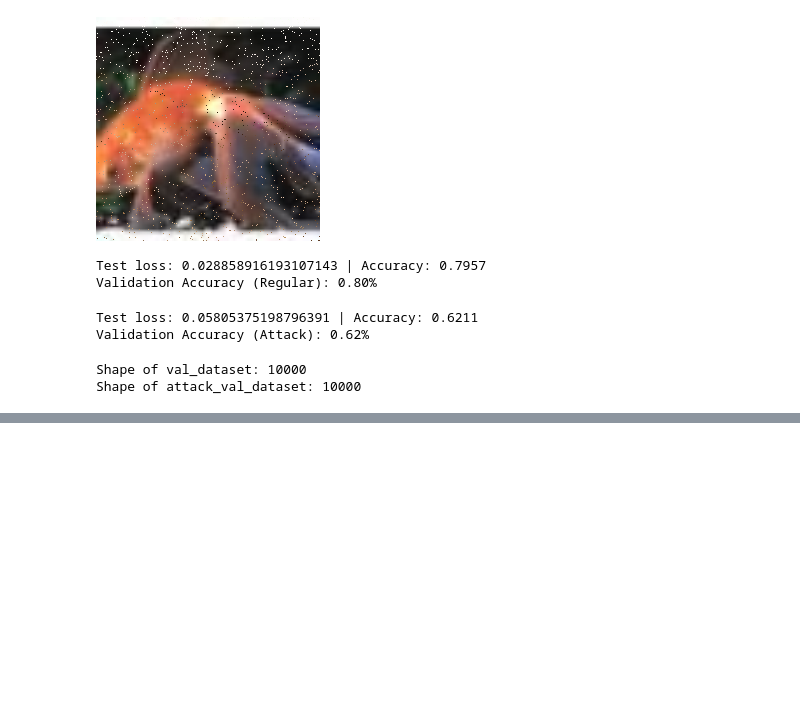
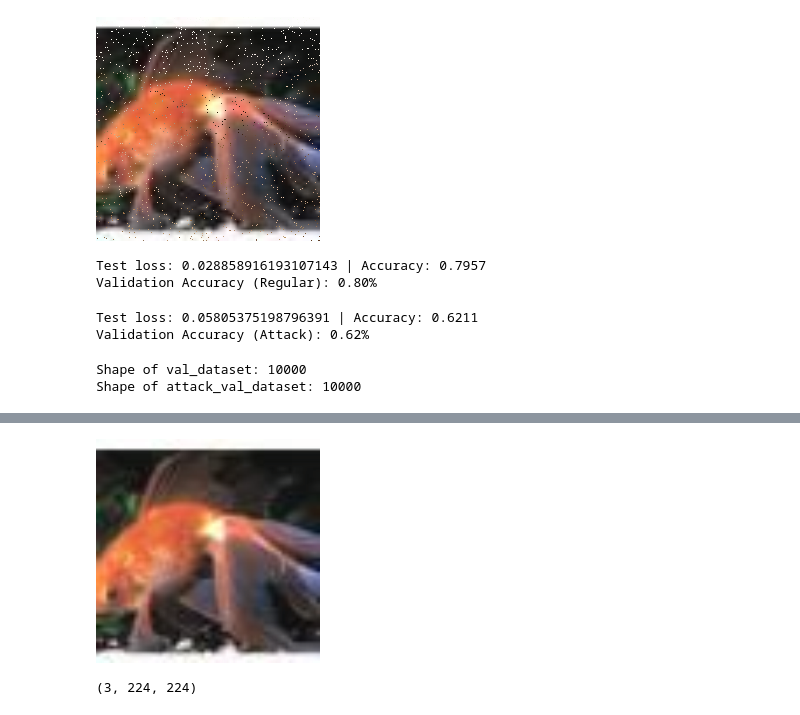
Before and after one commit to Zachary-Wenhao/IML-Team-Attack-Diffusion-Model, a Jupyter notebook: Dataset_generation.ipynb, the cells around one changed output, grey strips where cells are left out. Cells and saved outputs as stored; diff of their text form; code cells hidden in the pictures; blank space fills up the shorter version.

```diff
--- a/Dataset_generation.ipynb
+++ b/Dataset_generation.ipynb
@@ -333,0 +402,8 @@ Shape of attack_val_dataset: 10000
+# %%
+transformed_image, label = val_dataset.__getitem__(0)
+display(tensor_to_pil_image(transformed_image))
+
+reshaped_image = transformed_image.permute(1, 2, 0)
+# %% [output]
+[figure, added]
+(3, 224, 224)
```
Also changed, not shown: parts of 18 cells of this notebook.
